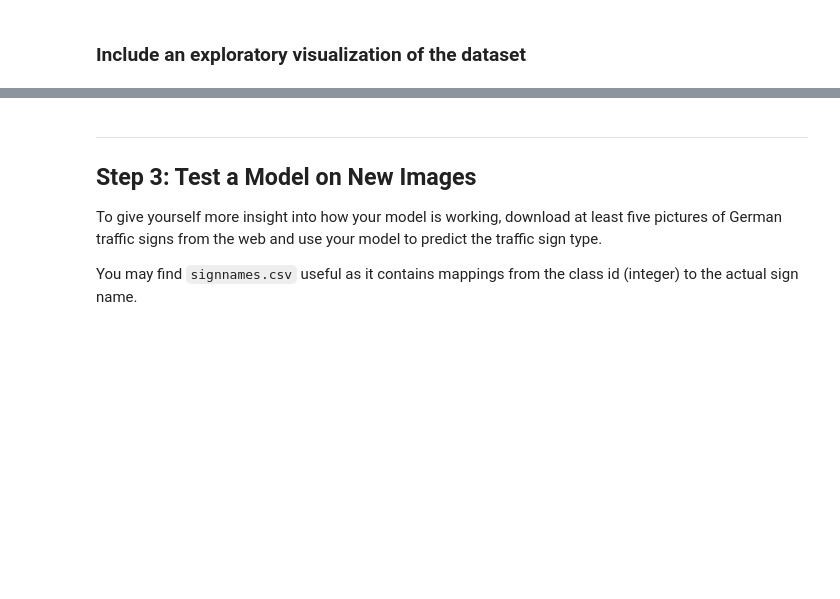
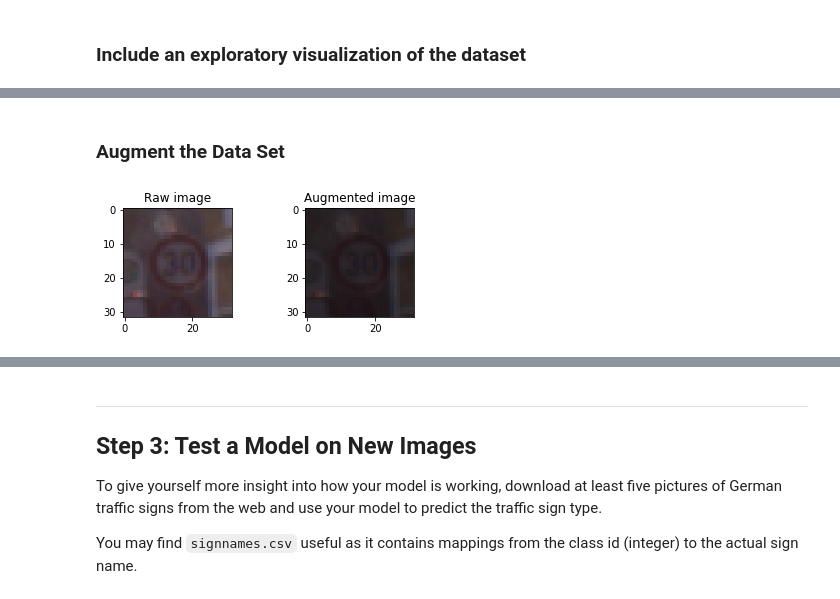
Before and after one commit to razfriman/CarND-Traffic-Sign-Classifier-Project, a Jupyter notebook: Traffic_Sign_Classifier.ipynb, the cells around one changed output, grey strips where cells are left out. Saved outputs shown, nothing was run; the diff lists cells and outputs as text; code cells hidden in the pictures; blank space fills up the shorter version.

```diff
--- a/Traffic_Sign_Classifier.ipynb
+++ b/Traffic_Sign_Classifier.ipynb
@@ -93,14 +63,0 @@ The [Matplotlib](http://matplotlib.org/) [examples](http://matplotlib.org/exampl
-# %%
-### Data exploration visualization code goes here.
-### Feel free to use as many code cells as needed.
-import random
-import numpy as np
-import matplotlib.pyplot as plt
-%matplotlib inline
-
-index = random.randint(0, len(X_train))
-image = X_train[index].squeeze()
-
-plt.figure(figsize=(1,1))
-plt.imshow(image)
-print(y_train[index])
@@ -128,0 +93,29 @@ Here is an example of a [published baseline model on this problem](http://yann.l
+# %% [markdown]
+### Augment the Data Set
+# %%
+def augment_brightness_image(image):
+    image = cv2.cvtColor(image,cv2.COLOR_RGB2HSV)
+    image = np.array(image, dtype = np.float64)
+    random_bright = .5+np.random.uniform()
+    image[:,:,2] = image[:,:,2]*random_bright
+    image[:,:,2][image[:,:,2]>255]  = 255
+    image = np.array(image, dtype = np.uint8)
+    image = cv2.cvtColor(image,cv2.COLOR_HSV2RGB)
+    return image
+# %%
+# Display augmentation result
+img_original = X_train_original[y_train_original == 1][0,:,:,:]
+img_augmented = augment_brightness_image(img_original)
+plt.figure(figsize=(6, 2))
+
+plt.subplot(1, 2, 1)
+plt.imshow(img_original)
+plt.title("Raw image")
+
+plt.subplot(1, 2, 2)
+plt.imshow(img_augmented)
+plt.title("Augmented image")
+
+plt.show()
+# %% [output]
+[figure, added]
```
Also changed, not shown: parts of 39 cells of this notebook, 9 other files.
